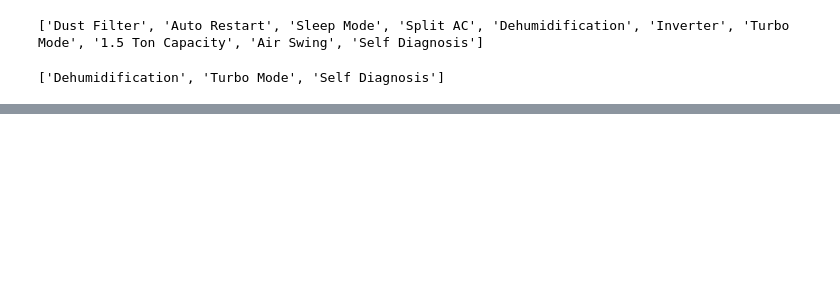
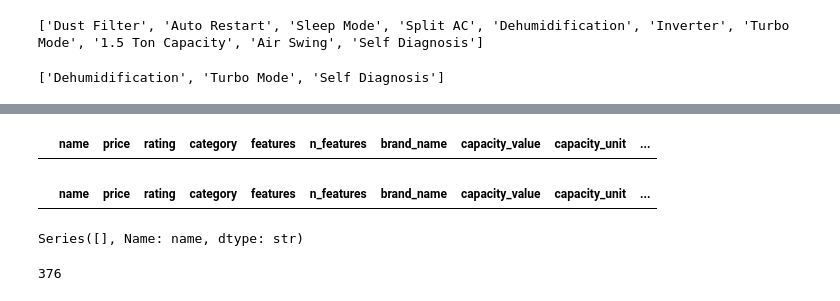
Before and after one commit to pradhumansoni/AI-Powered-Appliance-Pricing-Intelligence-Platform, a Jupyter notebook: notebooks/08.multi_category_cleaning.ipynb, the cells around one changed output, grey strips where cells are left out. Cells and saved outputs as stored; diff of their text form; code cells hidden in the pictures; blank space fills up the shorter version.

```diff
--- a/notebooks/08.multi_category_cleaning.ipynb
+++ b/notebooks/08.multi_category_cleaning.ipynb
@@ -338,4 +346,0 @@ ac_df['ac_hot_and_cold'] = ac_df['features'].str.contains(
-# %%
-import ast
-
-df['features'] = df['features'].apply(ast.literal_eval) # This converts dtype of features column into list
@@ -344,7 +383,7 @@ df['features'] = df['features'].apply(ast.literal_eval) # This converts dtype of
 from collections import Counter
 
 all_features = []
-ac_df = df[df['category']=='AC']
+ac_df = df[df['category']=='AC'].copy()
 
 import ast
 
@@ -353,7 +392,7 @@ ac_df['features'] = ac_df['features'].apply(ast.literal_eval) # This converts dt
 for row in ac_df['features']:
     all_features.extend(row)
 
-best_features = Counter(all_features).most_common()
+best_features = Counter(all_features).most_common(10)
 binary_feat = []
 for i in best_features:
     binary_feat.append(i[0])
@@ -375,7 +414,7 @@ print(binary_feat)
 # %%
 for feat in binary_feat:
     df[f'ac_{feat}'] = ac_df['features'].apply(lambda x : int(feat in x))
-    df[f'ac_{feat}'] = df[f'ac_{feat}'].astype('Int64')
+    df[f'ac_{feat}'] = df[f'ac_{feat}'].astype('Int8')
 
 print(df.info())
 # %% [output]
@@ -398,0 +440,4 @@ None
+# %%
+fridge_df = df[df['category']=='Refrigerator']
+
+fridge_df.shape
@@ -398,0 +507,16 @@ None
+# %%
+fridge_df[fridge_df['ref_multi_door']==1]
+# %% [output]
+|  | name | price | rating | category | features | n_features | brand_name | capacity_value | capacity_unit | ... |
+# %%
+fridge_df
+# %% [output]
+|  | name | price | rating | category | features | n_features | brand_name | capacity_value | capacity_unit | ... |
+# %%
+fridge_df['name'][fridge_df['features'].str.contains(r'Multi',re.IGNORECASE)]
+# %% [output]
+Series([], Name: name, dtype: str)
+# %%
+376
+# %% [output]
+376
```
Also changed, not shown: parts of 21 cells of this notebook, 2 other files.
